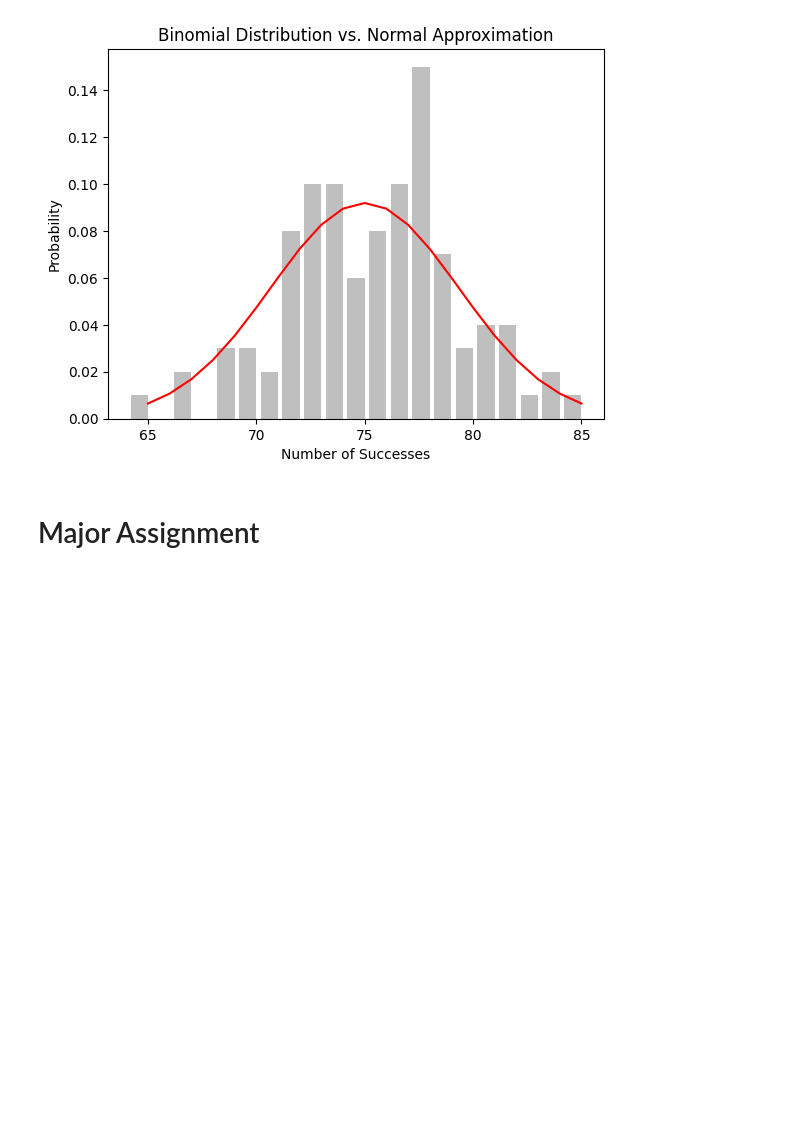
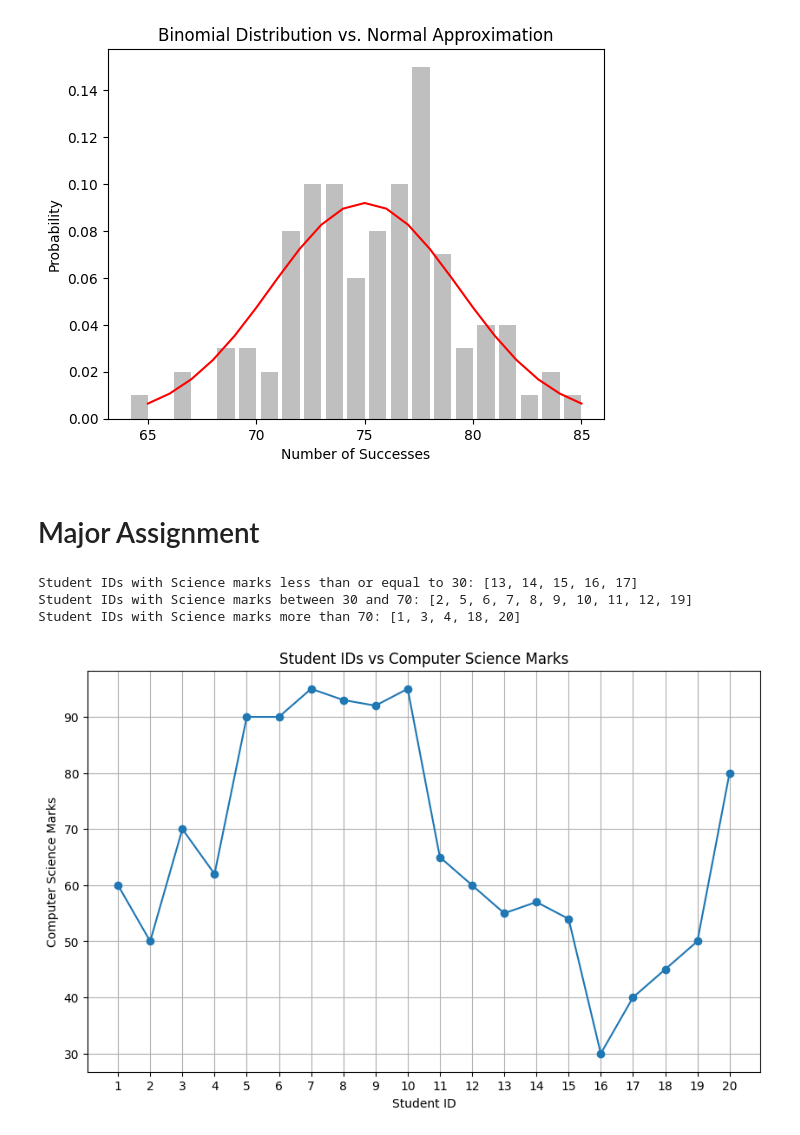
Before and after one commit to MrSnor/xm-bk, a Jupyter notebook: dork.ipynb, the cells around one changed output. Saved outputs shown, nothing was run; the diff lists cells and outputs as text; code cells hidden in the pictures; blank space fills up the shorter version.

```diff
--- a/dork.ipynb
+++ b/dork.ipynb
@@ -2898,3 +2897,82 @@ binomial_histogram(p, n, num_points)
 [figure]
 # %% [markdown]
 # Major Assignment
+# %%
+'''
+
+Q1. Write a Python program to group the student ids corresponding to the following Science mark.
+• less or equal to 30.
+• between 30 and 70.
+• more than 70.
+
+'''
+
+
+students = [
+    {"student id": 1, "Math": 50, "Computer Science": 60, "Science": 73},
+    {"student id": 2, "Math": 40, "Computer Science": 50, "Science": 55},
+    {"student id": 3, "Math": 90, "Computer Science": 70, "Science": 95},
+    {"student id": 4, "Math": 80, "Computer Science": 62, "Science": 72},
+    {"student id": 5, "Math": 80, "Computer Science": 90, "Science": 45},
+    {"student id": 6, "Math": 84, "Computer Science": 90, "Science": 50},
+    {"student id": 7, "Math": 90, "Computer Science": 95, "Science": 55},
+    {"student id": 8, "Math": 89, "Computer Science": 93, "Science": 53},
+    {"student id": 9, "Math": 88, "Computer Science": 92, "Science": 58},
+    {"student id": 10, "Math": 90, "Computer Science": 95, "Science": 55},
+    {"student id": 11, "Math": 70, "Computer Science": 65, "Science": 39},
+    {"student id": 12, "Math": 65, "Computer Science": 60, "Science": 35},
+    {"student id": 13, "Math": 60, "Computer Science": 55, "Science": 30},
+    {"student id": 14, "Math": 55, "Computer Science": 57, "Science": 25},
+    {"student id": 15, "Math": 49, "Computer Science": 54, "Science": 22},
+    {"student id": 16, "Math": 10, "Computer Science": 30, "Science": 11},
+    {"student id": 17, "Math": 50, "Computer Science": 40, "Science": 16},
+    {"student id": 18, "Math": 90, "Computer Science": 45, "Science": 80},
+    {"student id": 19, "Math": 70, "Computer Science": 50, "Science": 39},
+    {"student id": 20, "Math": 70, "Computer Science": 80, "Science": 75}
+]
+
+less_than_30 = []
+between_30_and_70 = []
+more_than_70 = []
+
+for student in students:
+    scienceMarks = student["Science"]
+    if scienceMarks <= 30:
+        less_than_30.append(student["student id"])
+    elif 30 < scienceMarks <= 70:
+        between_30_and_70.append(student["student id"])
+    else:
+        more_than_70.append(student["student id"])
+
+print("Student IDs with Science marks less than or equal to 30:", less_than_30)
+print("Student IDs with Science marks between 30 and 70:", between_30_and_70)
+print("Student IDs with Science marks more than 70:", more_than_70)
+# %% [output]
+Student IDs with Science marks less than or equal to 30: [13, 14, 15, 16, 17]
+Student IDs with Science marks between 30 and 70: [2, 5, 6, 7, 8, 9, 10, 11, 12, 19]
+Student IDs with Science marks more than 70: [1, 3, 4, 18, 20]
+# %%
+'''
+
+Question 2:-
+Create a line chart for student ids and Computer Science marks. Student id on the x-axis and
+Computer Science mark on the y-axis.
+
+'''
+
+
+import matplotlib.pyplot as plt
+
+student_ids = [student["student id"] for student in students]
+cs_marks = [student["Computer Science"] for student in students]
+
+plt.figure(figsize=(10, 6))
+plt.plot(student_ids, cs_marks, marker='o')
+plt.xlabel('Student ID')
+plt.ylabel('Computer Science Marks')
+plt.title('Student IDs vs Computer Science Marks')
+plt.grid(True)
+plt.xticks(student_ids)
+plt.show()
+# %% [output]
+[figure, added]
```
Also changed, not shown: parts of 5 cells of this notebook, 1 other file.
